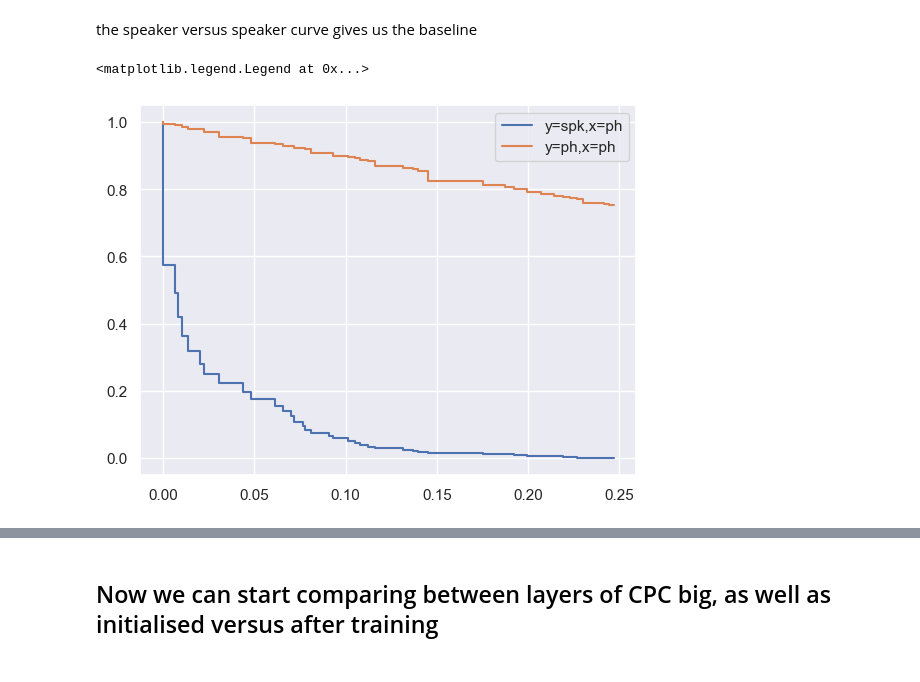
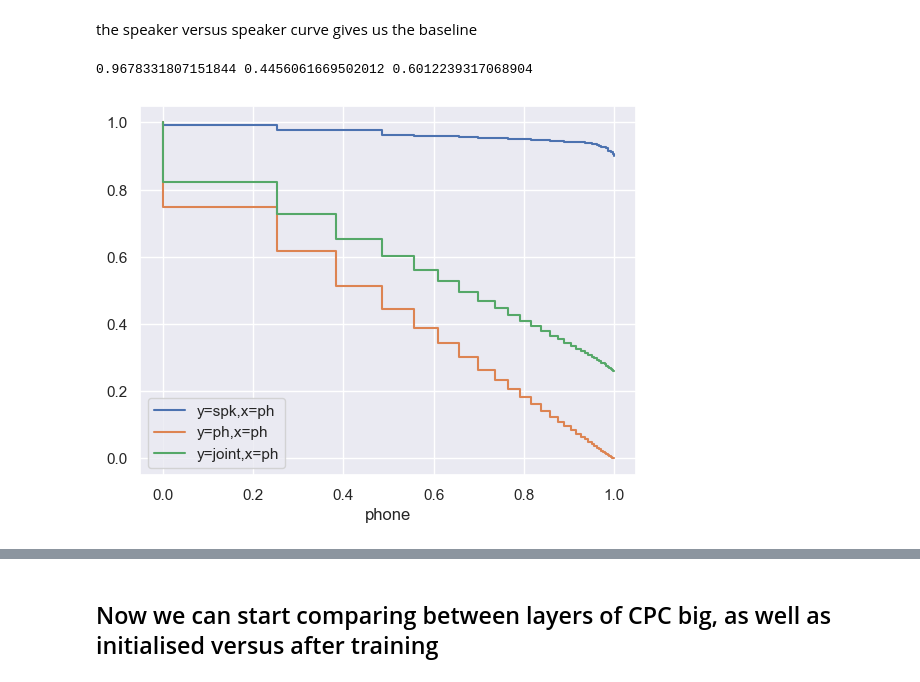
Before and after one commit to uililo/cumulative-residual-variance, a Jupyter notebook: quantitative-orthogonality-measure.ipynb, the cells around one changed output, grey strips where cells are left out. Cells and saved outputs as stored; diff of their text form; code cells hidden in the pictures.

```diff
--- a/quantitative-orthogonality-measure.ipynb
+++ b/quantitative-orthogonality-measure.ipynb
@@ -26,15 +26,16 @@ def remaining_variance_ratio(vecs, pca):
     compute the amount of variance remaining in vecs
     after collapsing each of the principal components of pca
     '''
-    vecs_n = vecs - np.mean(vecs, axis=0)
+    vecs_n = np.array(vecs) - np.mean(vecs, axis=0)
     variance_left = []
-    pca_vecs = PCA(n_components=len(vecs))
+    pca_vecs = PCA(n_components=min(vecs_n.shape[0],vecs_n.shape[1]))
+    # print(pca_vecs)
     pca_vecs.fit(vecs)
     variance_left.append(sum(pca_vecs.explained_variance_))
     for pc in pca.components_:
         proj = np.dot(np.array(vecs_n), pc)
         collapsed_vecs = np.array(vecs_n) - np.dot(proj[:,None],pc[None,])
-        pca_collapsed = PCA(n_components=len(vecs))
+        pca_collapsed = PCA(n_components=min(vecs_n.shape[0],vecs_n.shape[1]))
         pca_collapsed.fit(collapsed_vecs)
         variance_left.append(sum(pca_collapsed.explained_variance_))
         vecs_n = collapsed_vecs
@@ -54,8 +55,21 @@ def compute_pca(direc):
 def phone_versus_speaker(direc):
     spk_pca, ph_pca, joint_pca, spk_vecs, ph_vecs, spk_ph_vecs = compute_pca(direc)
     return remaining_variance_ratio(ph_vecs, spk_pca)
+
+def speaker_versus_phone(direc):
+    spk_pca, ph_pca, joint_pca, spk_vecs, ph_vecs, spk_ph_vecs = compute_pca(direc)
+    return remaining_variance_ratio(spk_vecs, ph_pca)
+
+def phone_versus_joint(direc):
+    spk_pca, ph_pca, joint_pca, spk_vecs, ph_vecs, spk_ph_vecs = compute_pca(direc)
+    return remaining_variance_ratio(ph_vecs, joint_pca)
+
+def speaker_versus_joint(direc):
+    spk_pca, ph_pca, joint_pca, spk_vecs, ph_vecs, spk_ph_vecs = compute_pca(direc)
+    return remaining_variance_ratio(spk_vecs, joint_pca)
 # %% [markdown]
 ### Sanity check: the remaining variance ratio and the explained_variance_ratio provided by sklearn should sum to 1
 # %%
 direc = 'aggregated_vectors/cpc_big/layer2'
-spk_pca, ph_pca, joint_pca, _, _, _ = compute_pca(direc)
+spk_pca, ph_pca, joint_pca, spk_vecs, ph_vecs, spk_ph_vecs = compute_pca(direc)
+ph_var, _ = remaining_variance_ratio(ph_vecs, ph_pca)
@@ -98,5 +110,10 @@ f.colorbar(sm, ax=axes.flatten(),orientation="vertical")
 sns.set(font_scale=1)
 # %% [output]
 [figure]
+# %%
+def auc(x,y):
+    shifted = np.concatenate([[0,],x[:-1]])
+    x_increment = x - shifted
+    return sum(y*x_increment)
 # %%
 ph_var, spk_var = phone_versus_speaker(direc)
@@ -110,9 +120,14 @@ plt.legend()
 # %% [markdown]
 the speaker versus speaker curve gives us the baseline
 # %%
-plt.step(1-ph_var,1-spk_var,label='y=spk,x=ph')
-plt.step(1-ph_var,ph_var,label='y=ph,x=ph')
+spk_var, ph_var = remaining_variance_ratio(spk_vecs, ph_pca)
+joint_var, ph_var = remaining_variance_ratio(spk_ph_vecs, ph_pca)
+plt.step(ph_var,spk_var,label='y=spk,x=ph')
+plt.step(ph_var,1-ph_var,label='y=ph,x=ph')
+plt.step(ph_var,joint_var,label='y=joint,x=ph')
+plt.xlabel('phone')
 plt.legend()
+print(auc(ph_var,spk_var),auc(ph_var,1-ph_var),auc(ph_var,joint_var))
 # %% [output]
-<matplotlib.legend.Legend at 0x...>
+0.9678331807151844 0.4456061669502012 0.6012239317068904
-[figure, old version]
+[figure, new version]
```
Also changed, not shown: parts of 27 cells of this notebook.
